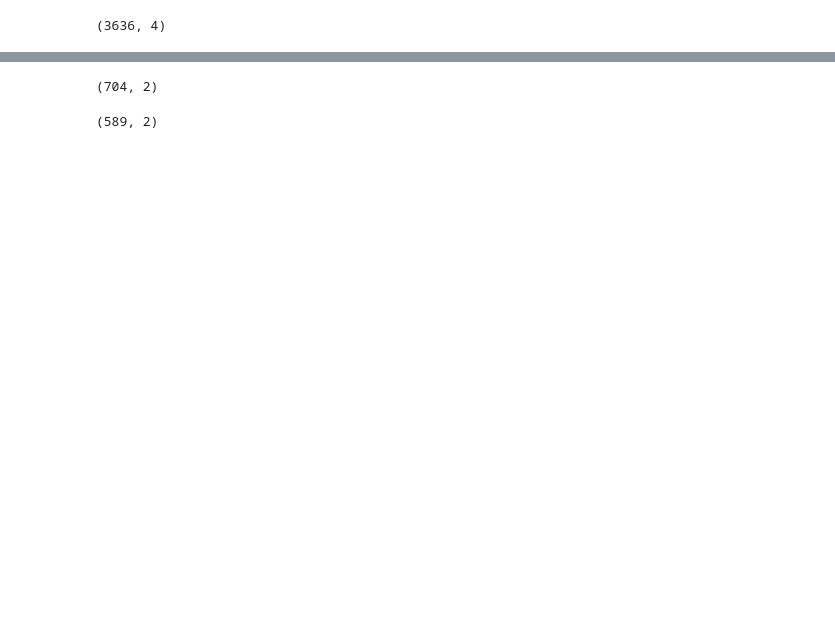
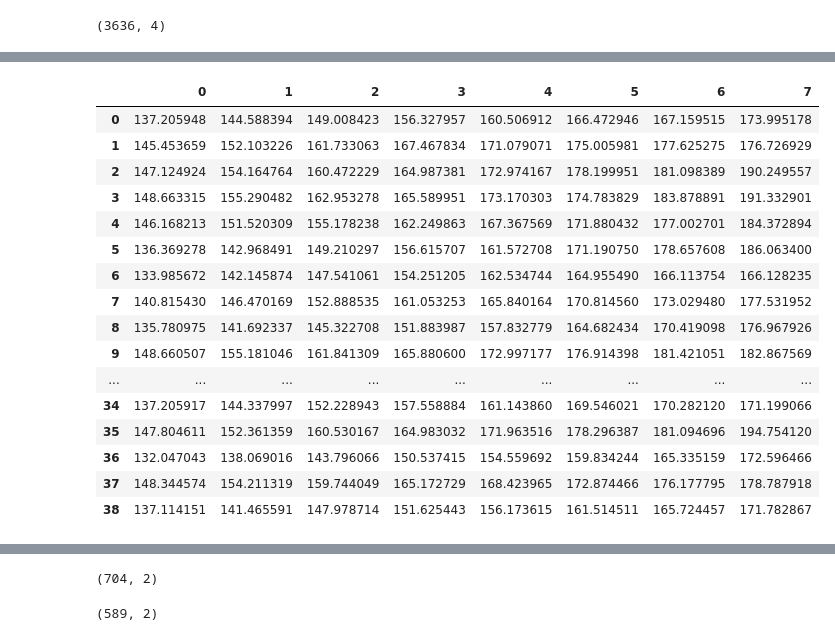
Before and after one commit to walkerhughes/longitudinal, a Jupyter notebook: longitudinal/models/project_model_Eunice.ipynb, the cells around one changed output, grey strips where cells are left out. Saved outputs shown, nothing was run; the diff lists cells and outputs as text; code cells hidden in the pictures; blank space fills up the shorter version.

```diff
--- a/longitudinal/models/project_model_Eunice.ipynb
+++ b/longitudinal/models/project_model_Eunice.ipynb
@@ -256,10 +265,10 @@ param_grid = {
     "reg_lambda": [1.0, 2.0, 5.0]  # L2 regularization
 }
 
-model = xgb.XGBRegressor(objective="reg:squarederror", random_state=42)
+xgboost_reg = xgb.XGBRegressor(objective="reg:squarederror", random_state=42)
 
 random_search = RandomizedSearchCV(
-    estimator=model,
+    estimator=xgboost_reg,
     param_distributions=param_grid,
     n_iter=30,
     scoring="neg_mean_absolute_error",
@@ -274,17 +283,17 @@ print("Best Hyperparameters:", random_search.best_params_)
 print("Best MAE:", -random_search.best_score_)
 
 
-model = xgb.XGBRegressor(objective="reg:squarederror", random_state=42, **random_search.best_params_)
-model.fit(X_train, y_train)
+xgboost_reg = xgb.XGBRegressor(objective="reg:squarederror", random_state=42, **random_search.best_params_)
+xgboost_reg.fit(X_train, y_train)
 
 # Evaluate on test set
-y_pred = model.predict(X_val)
+y_pred = xgboost_reg.predict(X_val)
 mae = mean_absolute_error(y_val, y_pred)
 rmse = np.sqrt(mean_squared_error(y_val, y_pred))
 print(f"Test MAE: {mae:.2f} cm")
 print(f"Test RMSE: {rmse:.2f} cm")
 
-multi_output_model = MultiOutputRegressor(model)
+multi_output_model = MultiOutputRegressor(xgboost_reg)
 multi_output_model.fit(X_train, y_train)
 
 # Evaluate model
@@ -297,19 +306,19 @@ test_features = test_data.drop(['gen2_id', 'study_parent_id_new', 'gen1_id'], ax
 test_predictions = multi_output_model.predict(test_features)
 
 # Format and save predictions
-formatted_predictions = format_predictions(
+formatted_predictions_xgb = format_predictions(
     predictions=test_predictions,
     gen2_ids=test_data['gen2_id']
 )
 
 # Round heights to 2 decimal places
-formatted_predictions['SHgt_cm'] = formatted_predictions['SHgt_cm']
+formatted_predictions_xgb['SHgt_cm'] = formatted_predictions_xgb['SHgt_cm']
 
 # Save predictions
-# formatted_predictions.to_csv("test_predictions.csv", index=False)
+# formatted_predictions_rf.to_csv("test_predictions.csv", index=False)
 
 print("Process completed successfully!")
-print(f"Final predictions shape: {formatted_predictions.shape}")
+print(f"Final predictions shape: {formatted_predictions_xgb.shape}")
 print("\nFirst few predictions:")
-print(formatted_predictions.head(10))
+print(formatted_predictions_xgb.head(10))
 # %% [output]
@@ -335,0 +437,20 @@ First few predictions:
+# %%
+pd.DataFrame(xgboost_reg.predict(X_val))
+# %% [output]
+|  | 0 | 1 | 2 | 3 | 4 | 5 | 6 | 7 |
+| 0 | 137.205948 | 144.588394 | 149.008423 | 156.327957 | 160.506912 | 166.472946 | 167.159515 | 173.995178 |
+| 1 | 145.453659 | 152.103226 | 161.733063 | 167.467834 | 171.079071 | 175.005981 | 177.625275 | 176.726929 |
+| 2 | 147.124924 | 154.164764 | 160.472229 | 164.987381 | 172.974167 | 178.199951 | 181.098389 | 190.249557 |
+| 3 | 148.663315 | 155.290482 | 162.953278 | 165.589951 | 173.170303 | 174.783829 | 183.878891 | 191.332901 |
+| 4 | 146.168213 | 151.520309 | 155.178238 | 162.249863 | 167.367569 | 171.880432 | 177.002701 | 184.372894 |
+| 5 | 136.369278 | 142.968491 | 149.210297 | 156.615707 | 161.572708 | 171.190750 | 178.657608 | 186.063400 |
+| 6 | 133.985672 | 142.145874 | 147.541061 | 154.251205 | 162.534744 | 164.955490 | 166.113754 | 166.128235 |
+| 7 | 140.815430 | 146.470169 | 152.888535 | 161.053253 | 165.840164 | 170.814560 | 173.029480 | 177.531952 |
+| 8 | 135.780975 | 141.692337 | 145.322708 | 151.883987 | 157.832779 | 164.682434 | 170.419098 | 176.967926 |
+| 9 | 148.660507 | 155.181046 | 161.841309 | 165.880600 | 172.997177 | 176.914398 | 181.421051 | 182.867569 |
+| ... | ... | ... | ... | ... | ... | ... | ... | ... |
+| 34 | 137.205917 | 144.337997 | 152.228943 | 157.558884 | 161.143860 | 169.546021 | 170.282120 | 171.199066 |
+| 35 | 147.804611 | 152.361359 | 160.530167 | 164.983032 | 171.963516 | 178.296387 | 181.094696 | 194.754120 |
+| 36 | 132.047043 | 138.069016 | 143.796066 | 150.537415 | 154.559692 | 159.834244 | 165.335159 | 172.596466 |
+| 37 | 148.344574 | 154.211319 | 159.744049 | 165.172729 | 168.423965 | 172.874466 | 176.177795 | 178.787918 |
+| 38 | 137.114151 | 141.465591 | 147.978714 | 151.625443 | 156.173615 | 161.514511 | 165.724457 | 171.782867 |
```
Also changed, not shown: parts of 7 cells of this notebook, 6 other files.
